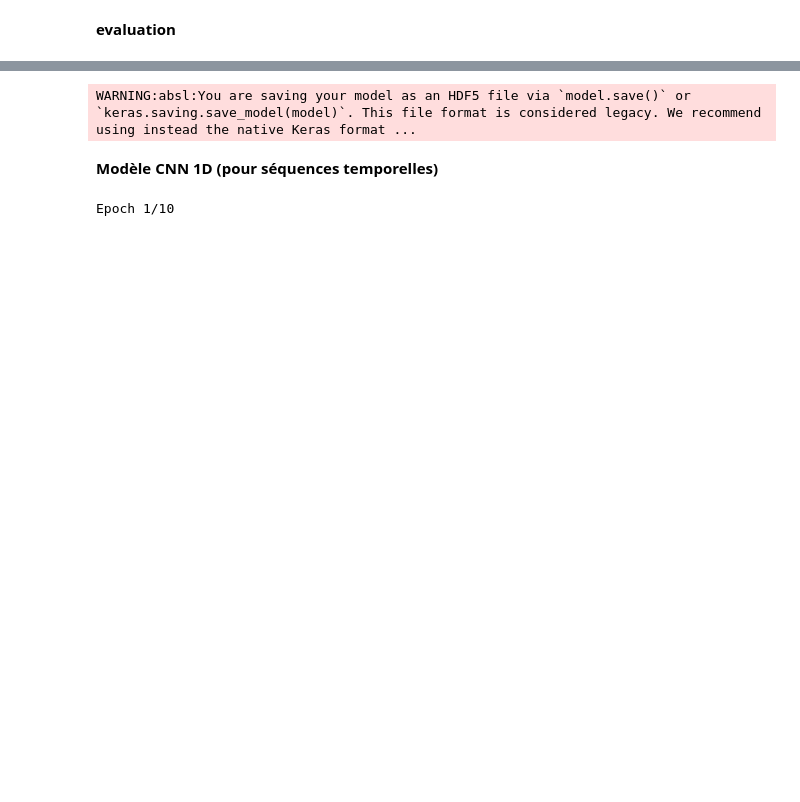
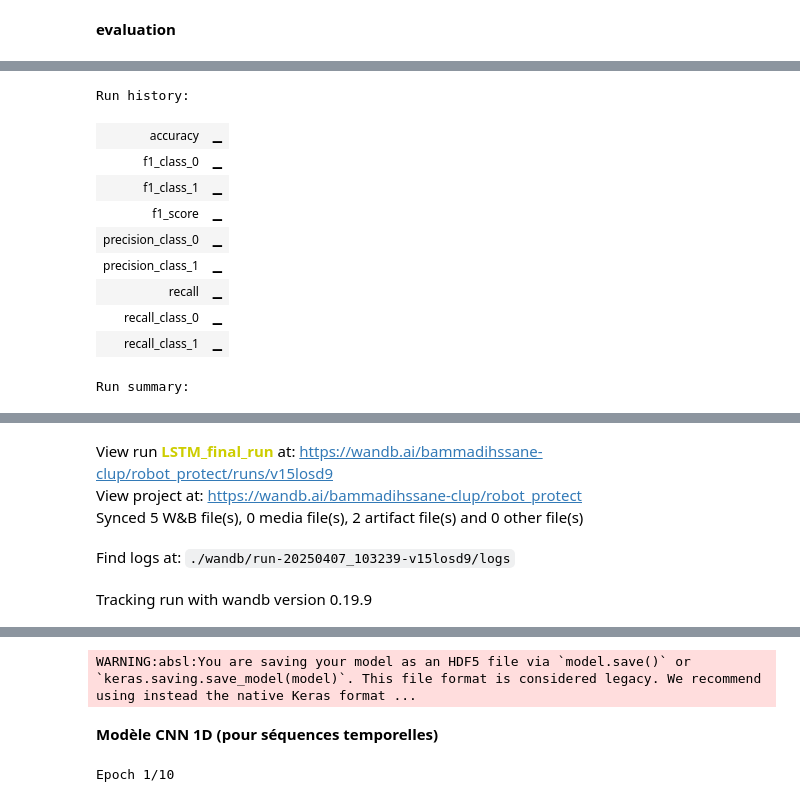
Before and after one commit to Garehmalika/Prediction-of-Protection-Stops-for-a-Cobot, a Jupyter notebook: Prediction_of_Protection_Stops_for_a_Cobot.ipynb, the cells around one changed output, grey strips where cells are left out. Saved outputs shown, nothing was run; the diff lists cells and outputs as text; code cells hidden in the pictures; blank space fills up the shorter version.

```diff
--- a/Prediction_of_Protection_Stops_for_a_Cobot.ipynb
+++ b/Prediction_of_Protection_Stops_for_a_Cobot.ipynb
@@ -448,0 +474,64 @@ weighted avg       0.96      0.96      0.95      7399
+# %%
+# Imports nécessaires
+import wandb
+from wandb.integration.keras import WandbMetricsLogger
+from joblib import dump
+import tensorflow as tf
+from sklearn.metrics import classification_report
+
+# 1. Connexion à W&B (Tu devras t'authentifier une seule fois)
+wandb.login()
+
+# 2. Initialiser un projet W&B
+wandb.init(project="robot_protect", name="LSTM_final_run", reinit=True)
+
+# 3. Calculer et archiver le rapport de classification
+# Assure-toi que y_true et y_pred_classes sont définis
+report = classification_report(y_true, y_pred_classes, output_dict=True)
+
+# 4. Configuration à logguer (ajustable selon tes besoins)
+config = {
+    "model_type": "LSTM",
+    "sequence_length": 10,
+    "batch_size": 32,
+    "activation": "relu",
+    "output_activation": "sigmoid",
+    "optimizer": "adam",
+    "loss": "binary_crossentropy",
+    "epochs": 10
+}
+wandb.config.update(config)
+
+# 5. Log des métriques de classification
+wandb.log({
+    "accuracy": accuracy,
+    "recall": recall,
+    "f1_score": f1,
+    "precision_class_0": report["0"]["precision"],
+    "recall_class_0": report["0"]["recall"],
+    "f1_class_0": report["0"]["f1-score"],
+    "precision_class_1": report["1"]["precision"],
+    "recall_class_1": report["1"]["recall"],
+    "f1_class_1": report["1"]["f1-score"]
+})
+
+# 6. Sauvegarder le modèle sous forme .pkl
+model_filename = "lstm_model.pkl"
+model_data = {
+    'model': model,
+    'input_shape': (10, X_scaled.shape[1])
+}
+dump(model_data, model_filename)
+
+# 7. Archiver le modèle dans W&B sous forme d'artifact
+artifact = wandb.Artifact("lstm_model", type="model")
+artifact.add_file(model_filename)
+wandb.log_artifact(artifact)
+
+
+try:
+    wandb.finish()
+except AttributeError:
+
+    print("Erreur lors de la fermeture du run WandB, mais la session est terminée.")
+# %% [output]
@@ -448,0 +540,11 @@ weighted avg       0.96      0.96      0.95      7399
+Run history:
+| accuracy | ▁ |
+| f1_class_0 | ▁ |
+| f1_class_1 | ▁ |
+| f1_score | ▁ |
+| precision_class_0 | ▁ |
+| precision_class_1 | ▁ |
+| recall | ▁ |
+| recall_class_0 | ▁ |
+| recall_class_1 | ▁ |
+Run summary:
@@ -448,0 +560,5 @@ weighted avg       0.96      0.96      0.95      7399
+View run LSTM_final_run at: https://wandb.ai/bammadihssane-clup/robot_protect/runs/v15losd9
+View project at: https://wandb.ai/bammadihssane-clup/robot_protect
+Synced 5 W&B file(s), 0 media file(s), 2 artifact file(s) and 0 other file(s)
+Find logs at: ./wandb/run-20250407_103239-v15losd9/logs
+Tracking run with wandb version 0.19.9
```
Also changed, not shown: parts of 15 cells of this notebook.
